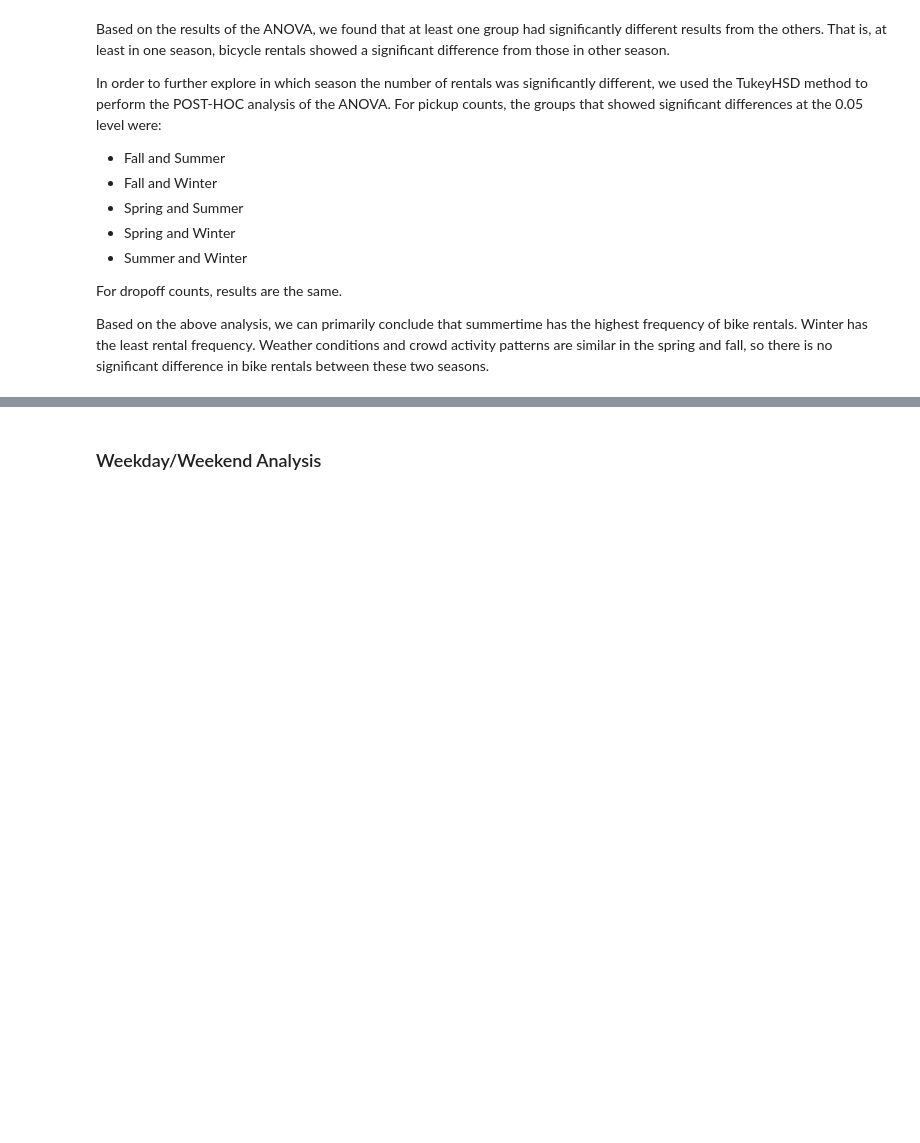
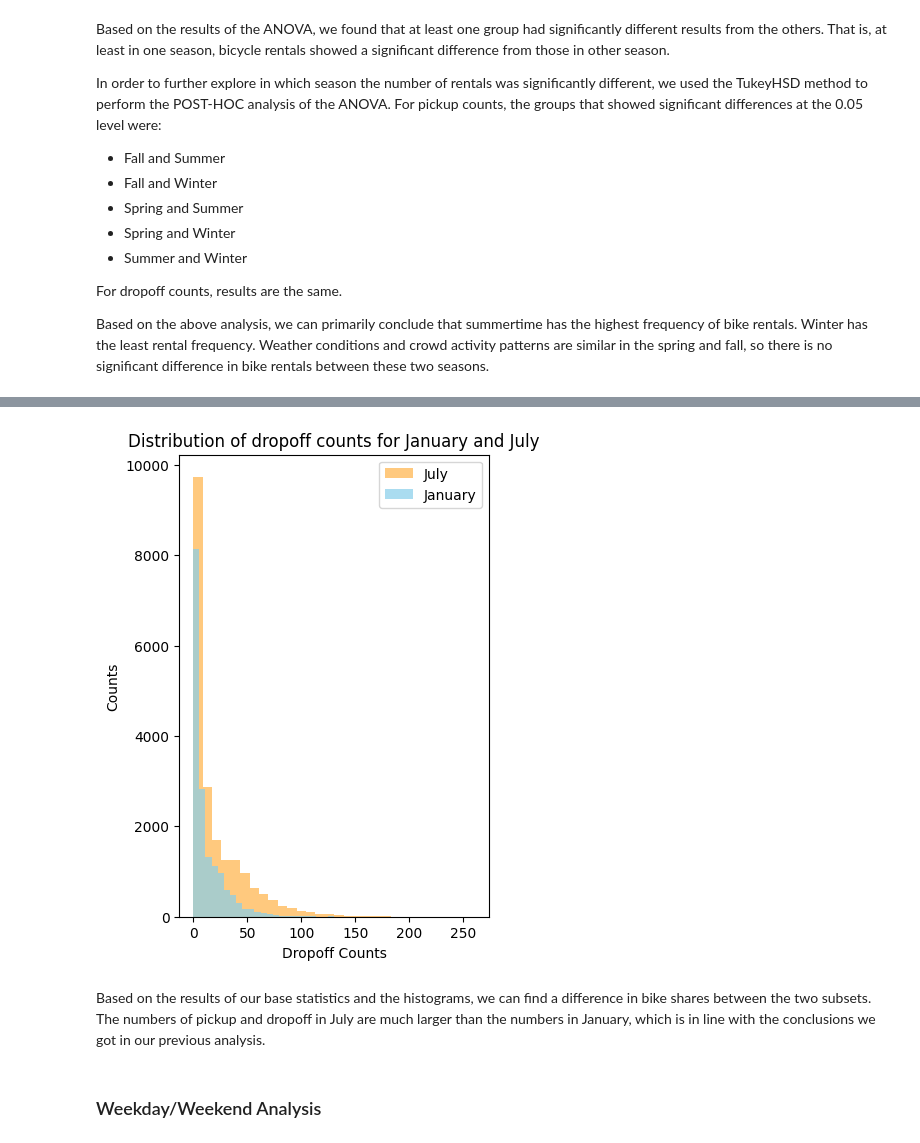
Before and after one commit to Will-Wei7/User-Clustering-on-Capital-bikeshare-dataset, a Jupyter notebook: project_2_part2.ipynb, the cells around one changed output, grey strips where cells are left out. Cells and saved outputs as stored; diff of their text form; code cells hidden in the pictures; blank space fills up the shorter version.

Commit message:
add subset analysis

```diff
--- a/project_2_part2.ipynb
+++ b/project_2_part2.ipynb
@@ -275,3 +335,21 @@ Based on the above analysis, we can primarily conclude that summertime has the h
+# %%
+
+plt.figure(figsize=(4,6))
+plt.hist(july_w['dropoff_counts'], bins=30, color='#FFB347', alpha=0.7, label='July')#,density=True)
+plt.hist(jan_w['dropoff_counts'], bins=30, color='skyblue', alpha=0.7, label='January')#,density=True)
+
+
+plt.title('Distribution of dropoff counts for January and July')
+plt.xlabel('Dropoff Counts')
+plt.ylabel('Counts')
+
+plt.legend()
+
+plt.show()
+# %% [output]
+[figure, added]
+# %% [markdown]
+Based on the results of our base statistics and the histograms, we can find a difference in bike shares between the two subsets. The numbers of pickup and dropoff in July are much larger than the numbers in January, which is in line with the conclusions we got in our previous analysis.
 # %% [markdown]
 ### Weekday/Weekend Analysis
 # %% [markdown]
```
Also changed, not shown: parts of 5 cells of this notebook.
